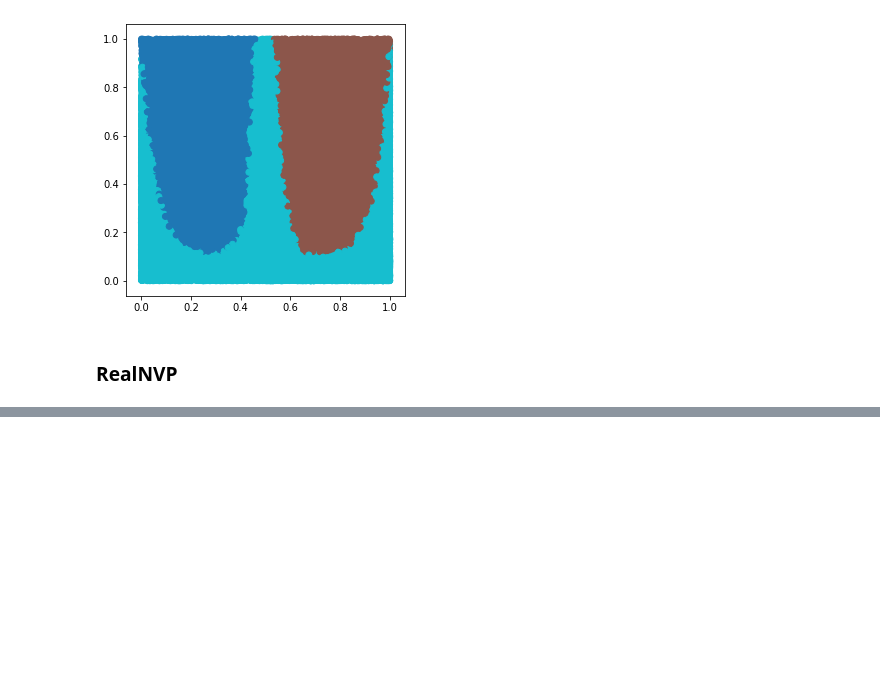
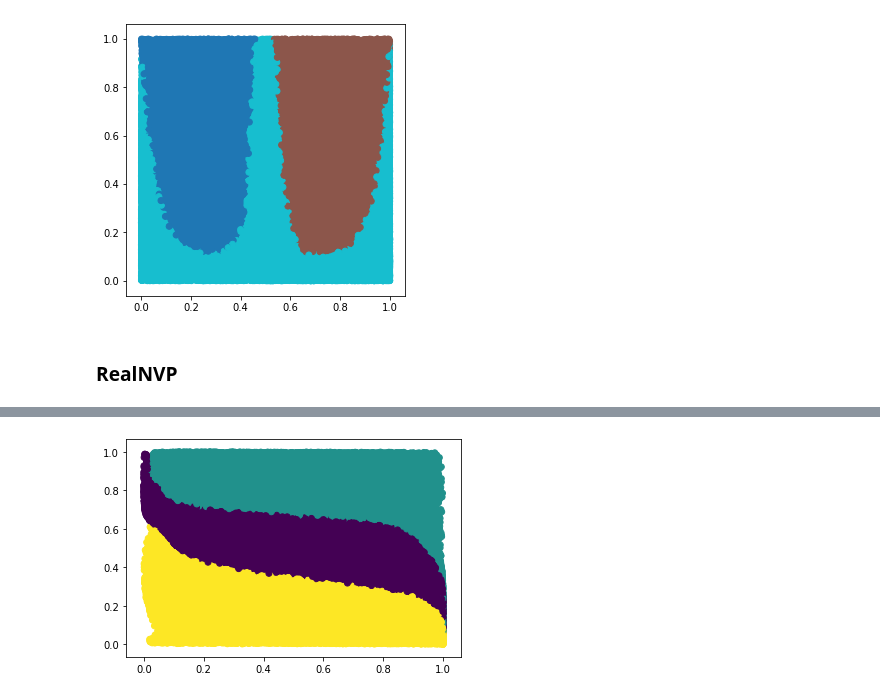
Before and after one commit to aliscafo/deep-unsupervised-learning-2019, a Jupyter notebook: hw2/task1.ipynb, the cells around one changed output, grey strips where cells are left out. Saved outputs shown, nothing was run; the diff lists cells and outputs as text; code cells hidden in the pictures; blank space fills up the shorter version.

```diff
--- a/hw2/task1.ipynb
+++ b/hw2/task1.ipynb
@@ -316,0 +517,7 @@ plt.show()
+# %%
+z2, z1, cs = model(torch.from_numpy(X).float().cuda())
+res = z2.detach().data.cpu().data.numpy()
+plt.scatter(res[:, 0], res[:, 1], c=y)
+plt.show()
+# %% [output]
+[figure, added]
```
Also changed, not shown: parts of 10 cells of this notebook, 1 other file.
